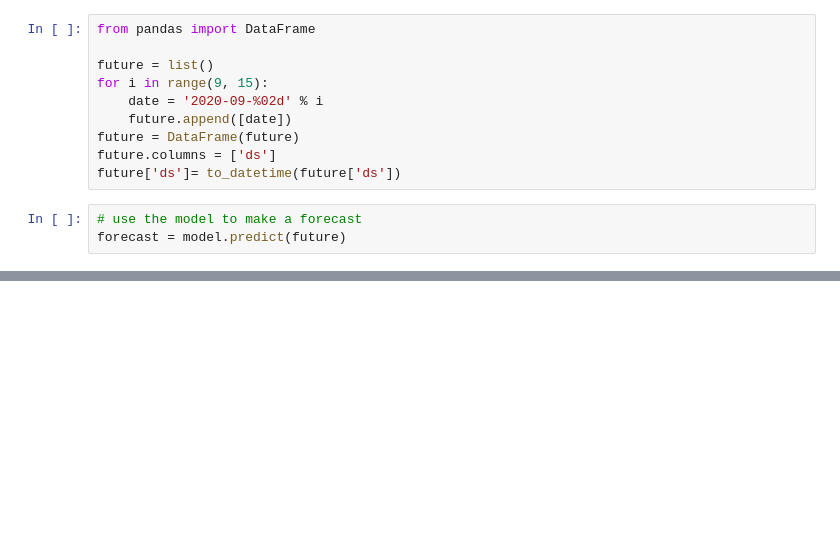
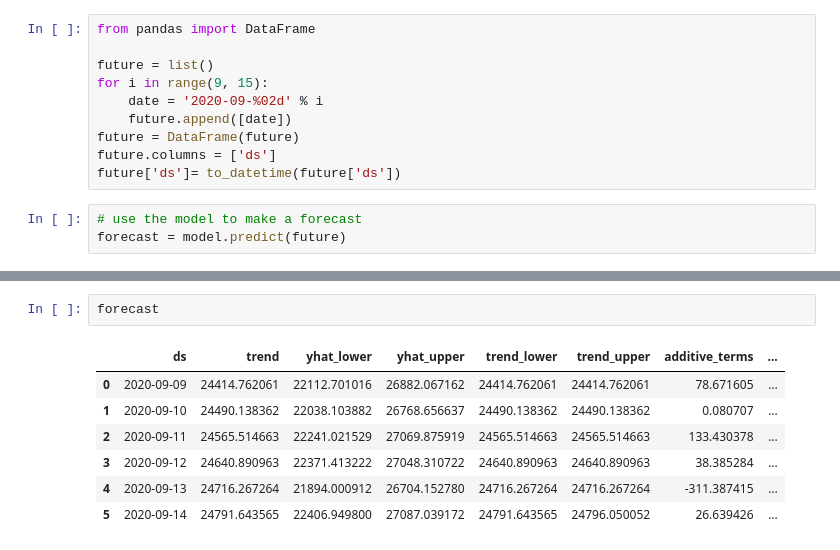
Before and after one commit to JSJeong-me/RPA-2023, a Jupyter notebook: Time_Series/Exercise0615/2_AAA.ipynb, the cells around one changed output, grey strips where cells are left out. Saved outputs shown, nothing was run; the diff lists cells and outputs as text; blank space fills up the shorter version.

```diff
--- a/Time_Series/Exercise0615/2_AAA.ipynb
+++ b/Time_Series/Exercise0615/2_AAA.ipynb
@@ -141,0 +199,10 @@ ModuleNotFoundError: No module named 'sklearn'
+# %%
+forecast
+# %% [output]
+|  | ds | trend | yhat_lower | yhat_upper | trend_lower | trend_upper | additive_terms | ... |
+| 0 | 2020-09-09 | 24414.762061 | 22112.701016 | 26882.067162 | 24414.762061 | 24414.762061 | 78.671605 | ... |
+| 1 | 2020-09-10 | 24490.138362 | 22038.103882 | 26768.656637 | 24490.138362 | 24490.138362 | 0.080707 | ... |
+| 2 | 2020-09-11 | 24565.514663 | 22241.021529 | 27069.875919 | 24565.514663 | 24565.514663 | 133.430378 | ... |
+| 3 | 2020-09-12 | 24640.890963 | 22371.413222 | 27048.310722 | 24640.890963 | 24640.890963 | 38.385284 | ... |
+| 4 | 2020-09-13 | 24716.267264 | 21894.000912 | 26704.152780 | 24716.267264 | 24716.267264 | -311.387415 | ... |
+| 5 | 2020-09-14 | 24791.643565 | 22406.949800 | 27087.039172 | 24791.643565 | 24796.050052 | 26.639426 | ... |
```
Also changed, not shown: parts of 12 cells of this notebook.
